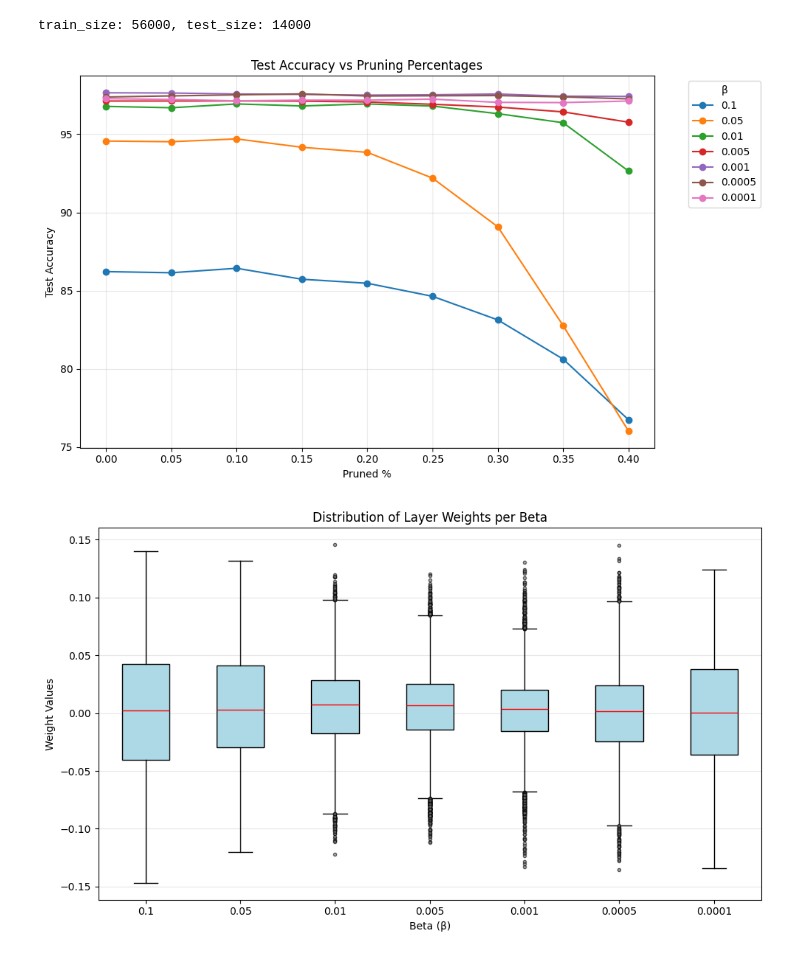
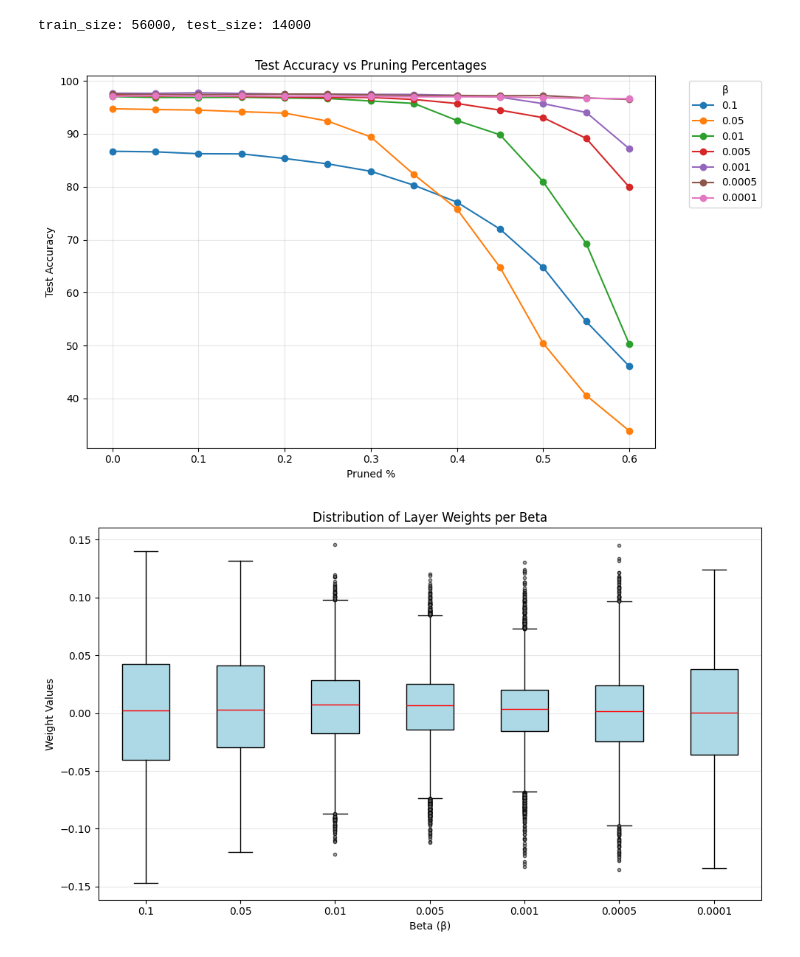
Before and after one commit to InformationPlanesDecompositions/nn-vib, a Jupyter notebook: vib_mlp_mnist_inspect.ipynb, the cells around one changed output. Drawn from its saved outputs; the diff is of its cells as text; code cells hidden in the pictures.

```diff
--- a/vib_mlp_mnist_inspect.ipynb
+++ b/vib_mlp_mnist_inspect.ipynb
@@ -35,42 +35,40 @@ def weights_location(h1, h2, z_dim, beta):
 train_size: 56000, test_size: 14000
 # %%
 layer_names = [
-    #'fc1',
-    #'fc2',
-    'fc_mu',
-    'fc_sigma',
+    #'fc1', 'fc2',
+    'fc_mu', 'fc_sigma',
     #'fc_decode',
 ]
 # %%
 plt.figure(figsize=(10, 6))
 
-prune_percs = [0.0, 0.05, 0.10, 0.15, 0.20, 0.25, 0.30, 0.35, 0.40]
+prune_percs = [0.0, 0.05, 0.10, 0.15, 0.20, 0.25, 0.30, 0.35, 0.40, 0.45, 0.5, 0.55, 0.6]
 for beta in tqdm(betas):
     model = VIBNet(z_dim, 784, h1, h2, o_shape).to(device)
     weights = load_weights(weights_location(h1, h2, z_dim, beta), verbose=False)
     model.load_state_dict(weights)
     pruned_acc_list = []
     for prune_perc in prune_percs:
         pruned_model = copy.deepcopy(model)
         for layer_name in layer_names:
             module = dict(pruned_model.named_modules())[layer_name]
             prune.l1_unstructured(module, name='weight', amount=prune_perc)
 
         test_loss, test_acc = evaluate(pruned_model, test_loader, device, beta=beta)
         pruned_acc_list.append(test_acc)
 
     plt.plot(prune_percs, pruned_acc_list, label=f'{beta}', marker='o')
 
 plt.xlabel('Pruned %')
 plt.ylabel('Test Accuracy')
 plt.title('Test Accuracy vs Pruning Percentages')
 plt.legend(title='β', bbox_to_anchor=(1.05, 1), loc='upper left')
 plt.grid(True, alpha=0.3)
 plt.tight_layout()
 plt.savefig(f'plots/vib_mnist_{h1}_{h2}_{z_dim}_beta_vs_pruned_acc.png', dpi=300, bbox_inches='tight')
 plt.show()
 # %% [output]
-[figure, old version]
+[figure, new version]
 # %%
 all_weights_by_beta = []
 beta_labels = []
```
Also changed, not shown: parts of 1 cell of this notebook, 1 other file.
